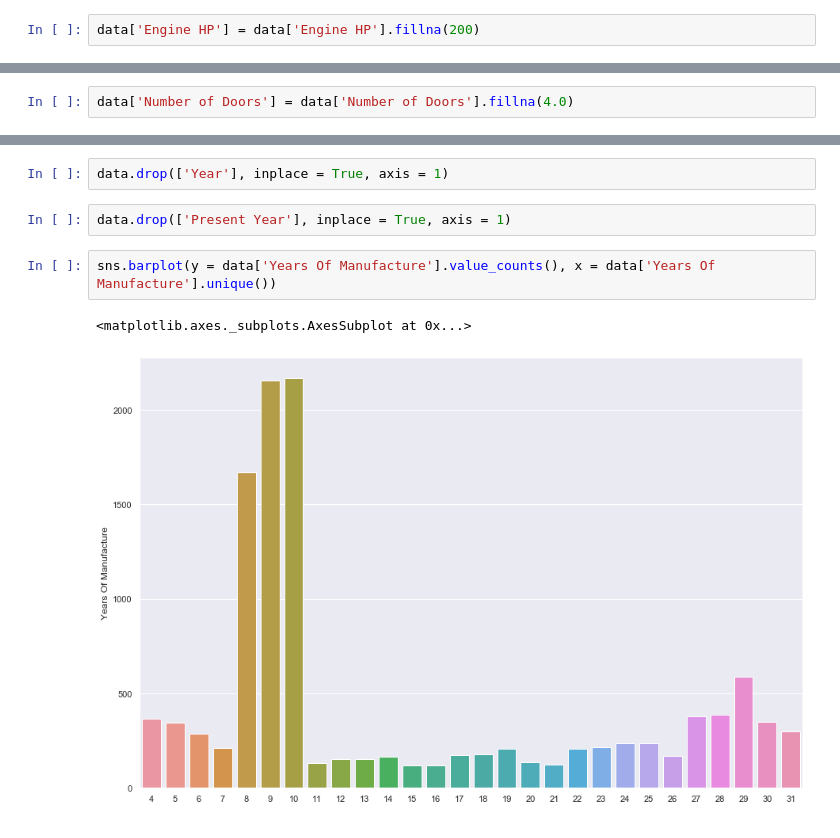
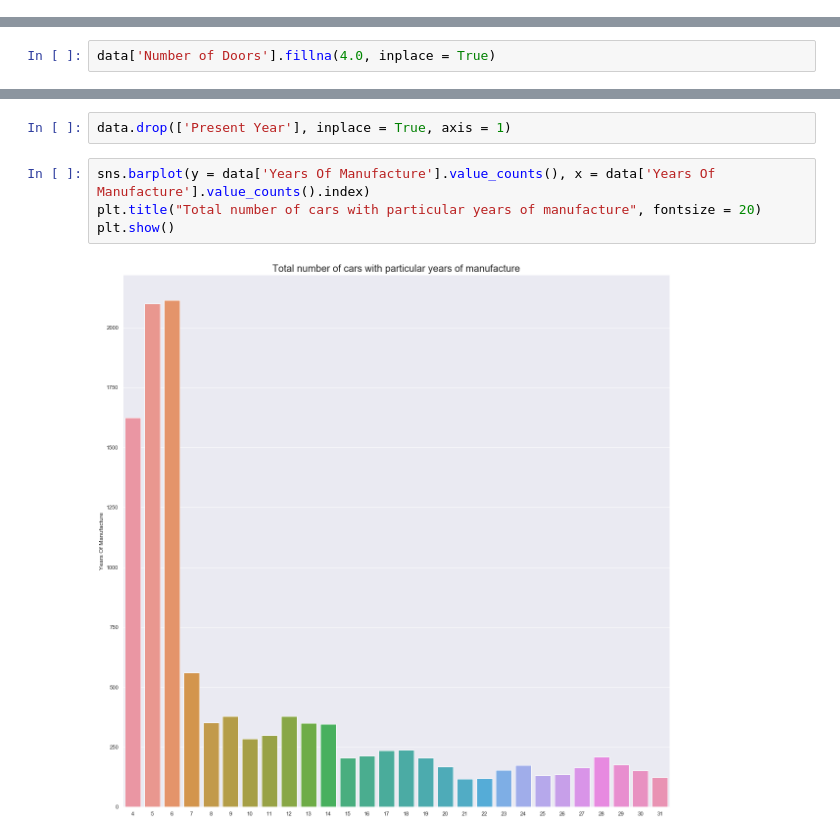
Before and after one commit to suhasmaddali/Car-Prices-Prediction, a Jupyter notebook: Car Prices Prediction Using Machine Learning .ipynb, the cells around one changed output, grey strips where cells are left out. Saved outputs shown, nothing was run; the diff lists cells and outputs as text.

```diff
--- a/Car Prices Prediction Using Machine Learning .ipynb
+++ b/Car Prices Prediction Using Machine Learning .ipynb
@@ -491,2 +366,0 @@ Name: Engine HP, Length: 356, dtype: int64
-# %%
-data['Engine HP'] = data['Engine HP'].fillna(200)
@@ -508 +371,3 @@ Name: Engine HP, Length: 356, dtype: int64
+# %%
+data['Number of Doors'].fillna(4.0, inplace = True)
 # %%
@@ -535,2 +376,0 @@ Name: Number of Doors, dtype: int64
-# %%
-data['Number of Doors'] = data['Number of Doors'].fillna(4.0)
@@ -613,12 +387,11 @@ data.head()
 | 4 | BMW | 1 Series | 2011 | premium unleaded (required) | 230.0 | 6.0 | MANUAL | ... |
 # %%
 data['Years Of Manufacture'] = data['Present Year'] - data['Year']
-# %%
-data.drop(['Year'], inplace = True, axis = 1)
 # %%
 data.drop(['Present Year'], inplace = True, axis = 1)
 # %%
-sns.barplot(y = data['Years Of Manufacture'].value_counts(), x = data['Years Of Manufacture'].unique())
+sns.barplot(y = data['Years Of Manufacture'].value_counts(), x = data['Years Of Manufacture'].value_counts().index)
+plt.title("Total number of cars with particular years of manufacture", fontsize = 20)
+plt.show()
 # %% [output]
-<matplotlib.axes._subplots.AxesSubplot at 0x...>
-[figure, old version]
+[figure, new version]
```
Also changed, not shown: parts of 203 cells of this notebook.
